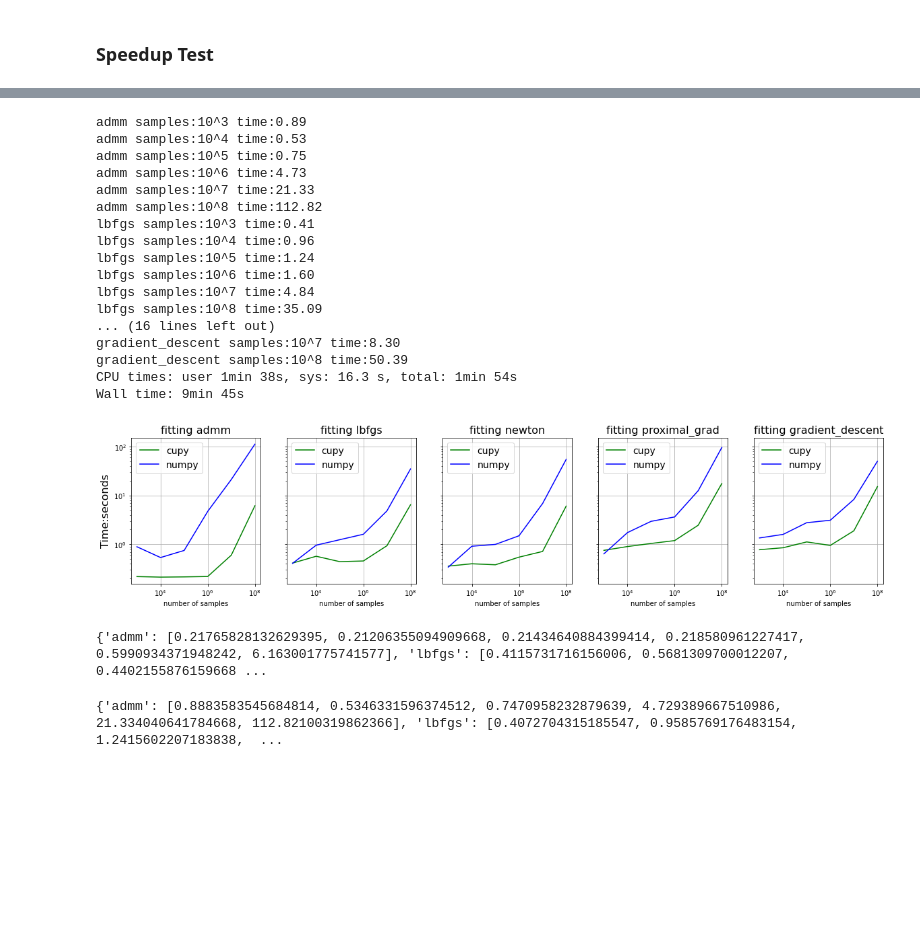
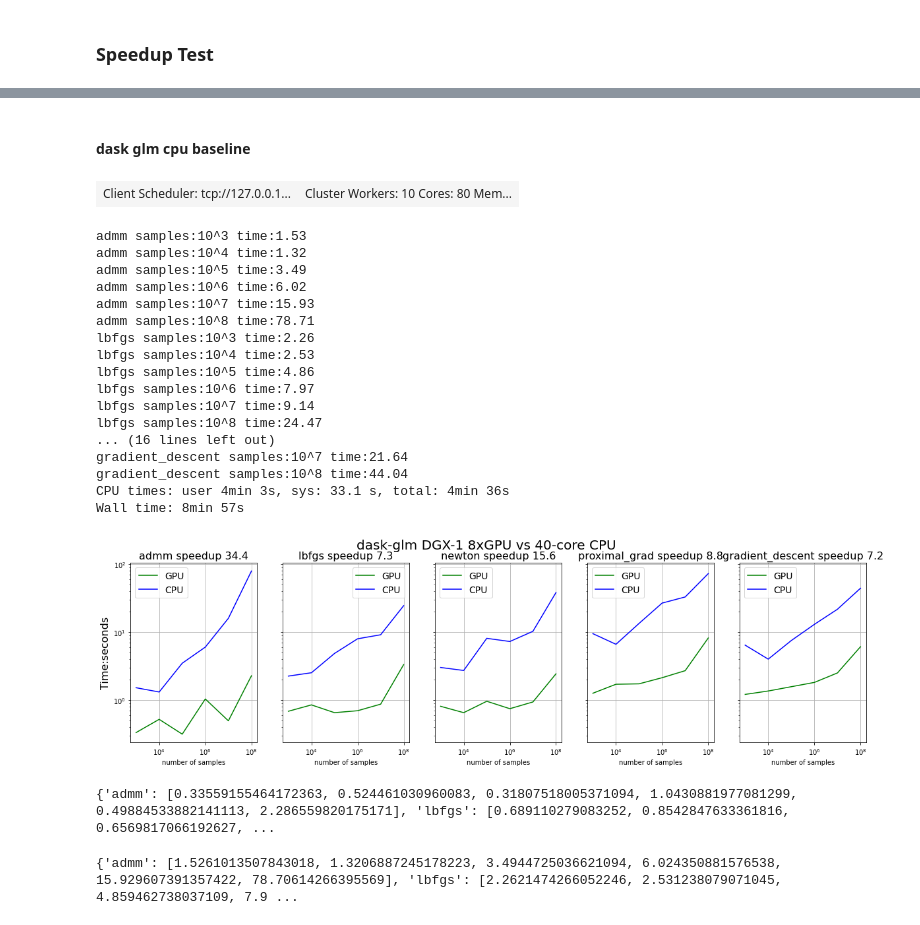
Before and after one commit to daxiongshu/rapids-demos, a Jupyter notebook: dask_glm_cupy_vs_numpy.ipynb, the cells around one changed output, grey strips where cells are left out. Saved outputs shown, nothing was run; the diff lists cells and outputs as text; code cells hidden in the pictures; blank space fills up the shorter version.

````diff
--- a/dask_glm_cupy_vs_numpy.ipynb
+++ b/dask_glm_cupy_vs_numpy.ipynb
@@ -10,9 +10,9 @@
 ```
 # %%
 import os
-GPU_id = '0,1,2,3'
+GPU_id = '0,1,2,3,4,5,6,7'
 os.environ['CUDA_VISIBLE_DEVICES'] = GPU_id
-#os.environ["CUPY_EXPERIMENTAL_SLICE_COPY"] = "1"
+os.environ["CUPY_EXPERIMENTAL_SLICE_COPY"] = "1"
 num_gpus = len(GPU_id.split(','))
 # %%
 import warnings
@@ -81,7 +83,7 @@ def to_cupy(X, y):
 # %%
 N = 200000
 p = 100
-chunks = 4
+chunks = num_gpus
 dx, dy = make_classification(n_samples=N, n_features=p, n_informative=10, chunksize=N//chunks)
 dx, dy = to_cupy(dx, dy)
 # %%
@@ -129,8 +133,10 @@ def get_run_time(solver,min_samples,max_samples,data_type='cupy'):
     for n in range(min_samples,max_samples+1):
         n_samples=10**n
         n_features = 20
-        chunks = 4
+        chunks = num_gpus if data_type=='cupy' else 80 # dgx-1 has 40 cores and 80 hyperthreads
+
         dx, dy = make_classification(n_samples=n_samples, n_features=n_features, n_informative=10, chunksize=n_samples//chunks)
+        #dx = dx.astype('float32')
         if data_type=='cupy':
             dx, dy = to_cupy(dx, dy)
         dx, dy = persist(dx, dy)
@@ -172,53 +180,64 @@ Wall time: 3min 35s
+# %% [markdown]
+#### dask glm cpu baseline
+# %%
+# dask glm cpu baseline
+cluster = LocalCluster()
+client = Client(cluster)
+client
+# %% [output]
+| Client Scheduler: tcp://127.0.0.1... | Cluster Workers: 10 Cores: 80 Mem... |
 # %%
 %%time
-
-client = Client()
 solvers = ['admm', 'lbfgs', 'newton', 'proximal_grad', 'gradient_descent']
 numpy_time = {}
 for s in solvers:
     numpy_time[s] = get_run_time(s,3,8,data_type='numpy')
 # %% [output]
-admm samples:10^3 time:0.89
-admm samples:10^4 time:0.53
-admm samples:10^5 time:0.75
-admm samples:10^6 time:4.73
-admm samples:10^7 time:21.33
-admm samples:10^8 time:112.82
-lbfgs samples:10^3 time:0.41
-lbfgs samples:10^4 time:0.96
-lbfgs samples:10^5 time:1.24
-lbfgs samples:10^6 time:1.60
-lbfgs samples:10^7 time:4.84
-lbfgs samples:10^8 time:35.09
+admm samples:10^3 time:1.53
+admm samples:10^4 time:1.32
+admm samples:10^5 time:3.49
+admm samples:10^6 time:6.02
+admm samples:10^7 time:15.93
+admm samples:10^8 time:78.71
+lbfgs samples:10^3 time:2.26
+lbfgs samples:10^4 time:2.53
+lbfgs samples:10^5 time:4.86
+lbfgs samples:10^6 time:7.97
+lbfgs samples:10^7 time:9.14
+lbfgs samples:10^8 time:24.47
 ... (16 lines left out)
-gradient_descent samples:10^7 time:8.30
-gradient_descent samples:10^8 time:50.39
-CPU times: user 1min 38s, sys: 16.3 s, total: 1min 54s
-Wall time: 9min 45s
+gradient_descent samples:10^7 time:21.64
+gradient_descent samples:10^8 time:44.04
+CPU times: user 4min 3s, sys: 33.1 s, total: 4min 36s
+Wall time: 8min 57s
 # %%
 import matplotlib.pyplot as plt
 # %%
-fig, axs = plt.subplots(1,5, figsize=(20, 4),sharex=True,sharey=True)
+fig, axs = plt.subplots(1,5, figsize=(20, 5),sharex=True,sharey=True)
 solvers = ['admm', 'lbfgs', 'newton', 'proximal_grad', 'gradient_descent']
+speedup = [numpy_time[s][-1]/cupy_time[s][-1] for s in solvers]
 nsamples = [10**i for i in range(3,9)]
 axs[0].set_ylabel("Time:seconds",fontsize=16)
+plt.suptitle("dask-glm DGX-1 8xGPU vs 40-core CPU", fontsize=20)
+
 for c,s in enumerate(solvers):
-    axs[c].plot(nsamples,cupy_time[s],color='g',label='cupy')
-    axs[c].plot(nsamples,numpy_time[s],color='b',label='numpy')
+    axs[c].plot(nsamples,cupy_time[s],color='g',label='GPU')
+    axs[c].plot(nsamples,numpy_time[s],color='b',label='CPU')
     axs[c].set_xscale("log")
     axs[c].set_yscale("log")
     axs[c].grid()
-    axs[c].set_title('fitting %s'%(s),fontsize=16)
+    axs[c].set_title('%s speedup %.1f'%(s, speedup[c]),fontsize=16)
     axs[c].set_xlabel("number of samples",)
     axs[c].legend(fontsize=14)
+
 plt.savefig("dask_glm_cupy_vs_numpy.pdf",format='pdf',quality=95)
 # %% [output]
-[figure, old version]
+[figure, new version]
 # %%
 print(cupy_time)
 # %% [output]
-{'admm': [0.21765828132629395, 0.21206355094909668, 0.21434640884399414, 0.218580961227417, 0.5990934371948242, 6.163001775741577], 'lbfgs': [0.4115731716156006, 0.5681309700012207, 0.4402155876159668 ...
+{'admm': [0.33559155464172363, 0.524461030960083, 0.31807518005371094, 1.0430881977081299, 0.49884533882141113, 2.286559820175171], 'lbfgs': [0.689110279083252, 0.8542847633361816, 0.6569817066192627, ...
 # %%
 print(numpy_time)
 # %% [output]
-{'admm': [0.8883583545684814, 0.5346331596374512, 0.7470958232879639, 4.729389667510986, 21.334040641784668, 112.82100319862366], 'lbfgs': [0.4072704315185547, 0.9585769176483154, 1.2415602207183838,  ...
+{'admm': [1.5261013507843018, 1.3206887245178223, 3.4944725036621094, 6.024350881576538, 15.929607391357422, 78.70614266395569], 'lbfgs': [2.2621474266052246, 2.531238079071045, 4.859462738037109, 7.9 ...
````
Also changed, not shown: parts of 9 cells of this notebook.
